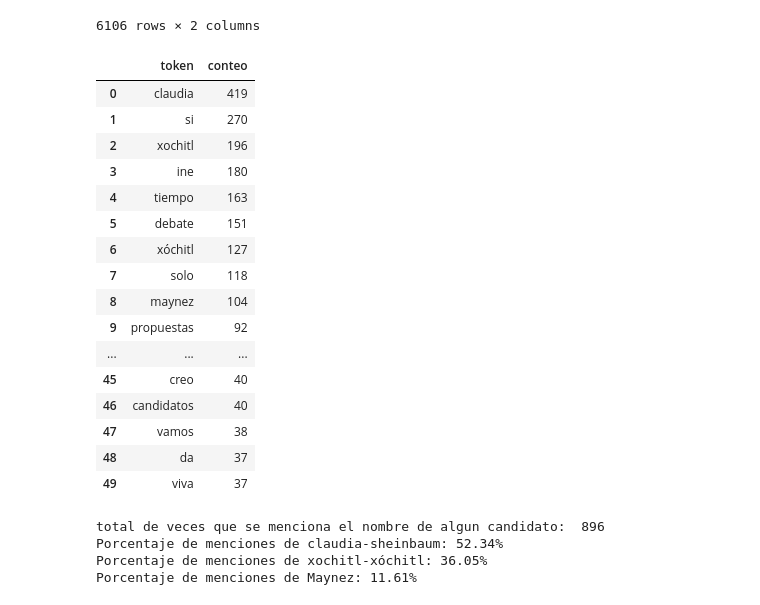
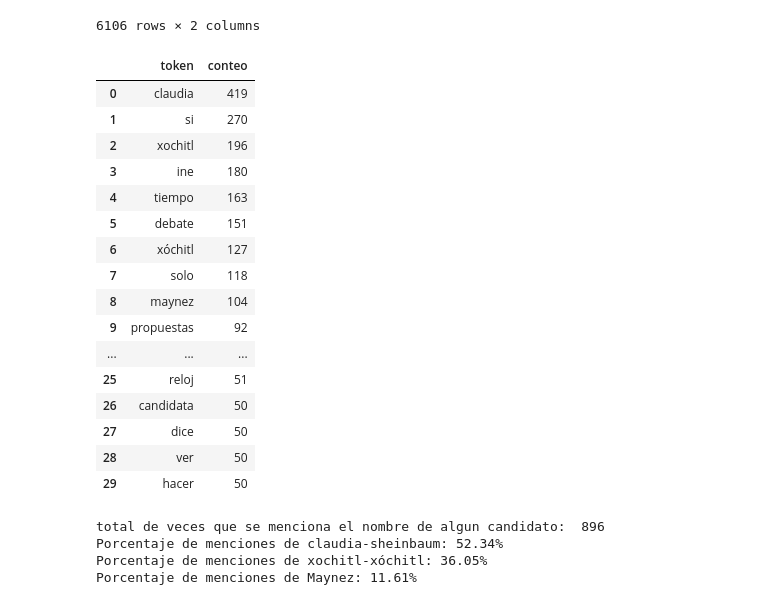
Before and after one commit to JuanJT117/Procesamiento_y_clasificacion_de_datos, a Jupyter notebook: Tareas/Tarea_1/Datos/YCD.ipynb, the cells around one changed output. Drawn from its saved outputs; the diff is of its cells as text; code cells hidden in the pictures.

```diff
--- a/Tareas/Tarea_1/Datos/YCD.ipynb
+++ b/Tareas/Tarea_1/Datos/YCD.ipynb
@@ -501,25 +453,25 @@ df_frecuencias
 | 6105 | útil | 1 |
 6106 rows × 2 columns
 # %%
-df_frecuencias.head(50)
+df_frecuencias.head(30)
 # %% [output]
 |  | token | conteo |
 | 0 | claudia | 419 |
 | 1 | si | 270 |
 | 2 | xochitl | 196 |
 | 3 | ine | 180 |
 | 4 | tiempo | 163 |
 | 5 | debate | 151 |
 | 6 | xóchitl | 127 |
 | 7 | solo | 118 |
 | 8 | maynez | 104 |
 | 9 | propuestas | 92 |
 | ... | ... | ... |
-| 45 | creo | 40 |
-| 46 | candidatos | 40 |
-| 47 | vamos | 38 |
-| 48 | da | 37 |
-| 49 | viva | 37 |
+| 25 | reloj | 51 |
+| 26 | candidata | 50 |
+| 27 | dice | 50 |
+| 28 | ver | 50 |
+| 29 | hacer | 50 |
 # %%
 total_de_menciones = 419+196+104
 # Valores de las participaciones
```
Also changed, not shown: parts of 5 cells of this notebook.
